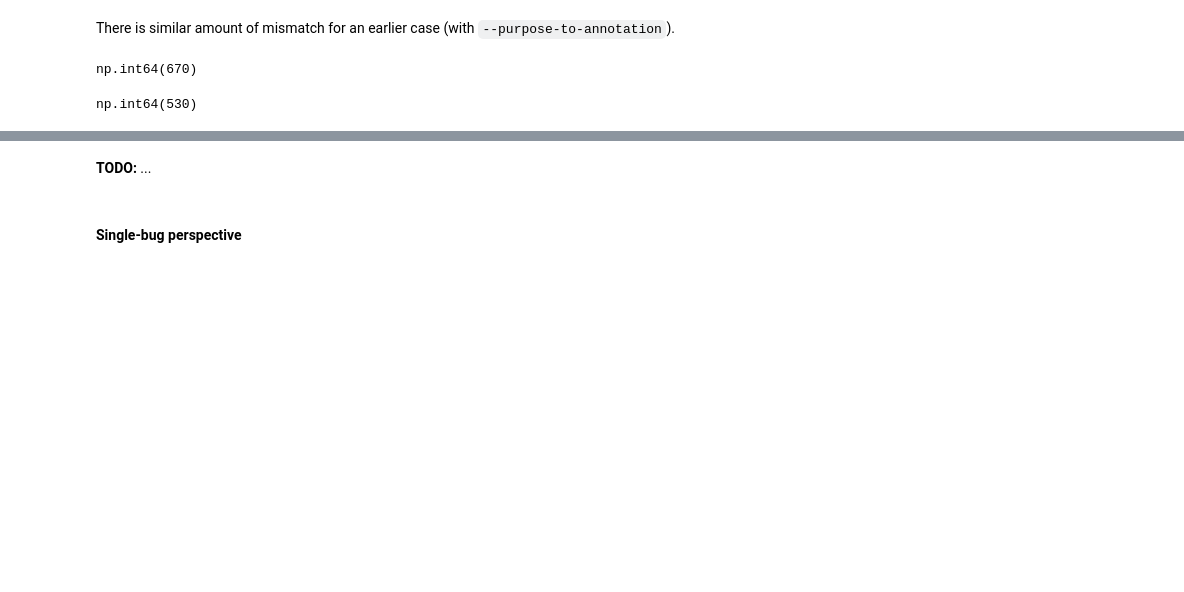
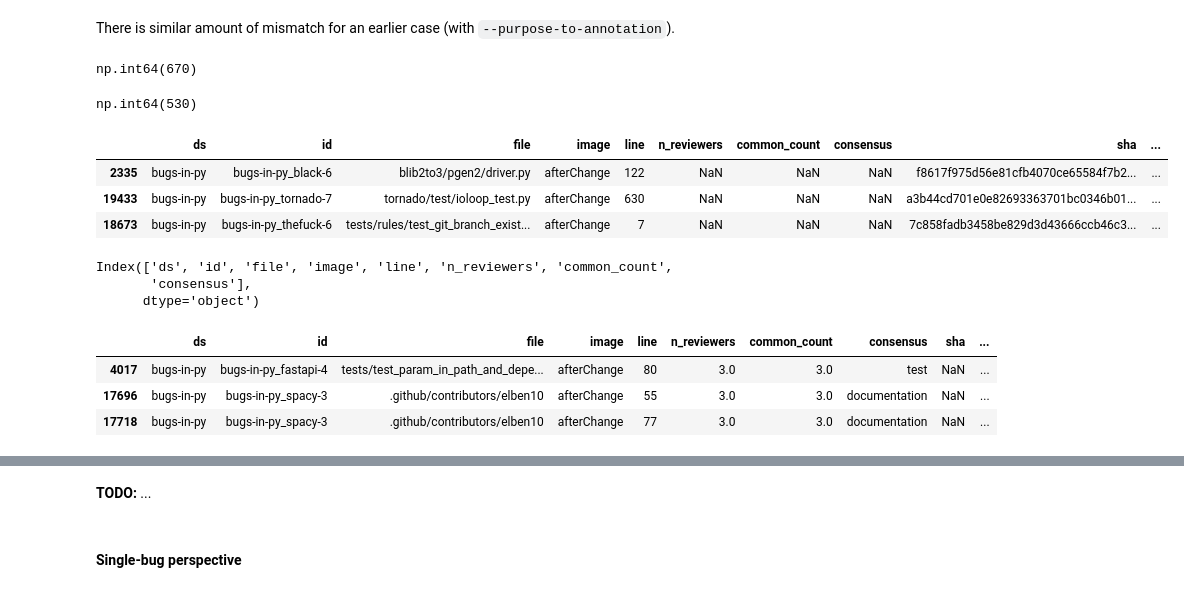
Before and after one commit to ncusi/PatchScope, a Jupyter notebook: notebooks/experiments/01-compare_annotations.ipynb, the cells around one changed output, grey strips where cells are left out. Saved outputs shown, nothing was run; the diff lists cells and outputs as text; code cells hidden in the pictures; blank space fills up the shorter version.

```diff
--- a/notebooks/experiments/01-compare_annotations.ipynb
+++ b/notebooks/experiments/01-compare_annotations.ipynb
@@ -2706,3 +2706,23 @@ np.int64(670)
 merge_sel_consensus['annotation'].isna().sum()
 # %% [output]
 np.int64(530)
+# %%
+hapy_bip_merge_sel_consensus[hapy_bip_merge_sel_consensus['consensus'].isna()].sample(3)
+# %% [output]
+|  | ds | id | file | image | line | n_reviewers | common_count | consensus | sha | ... |
+| 2335 | bugs-in-py | bugs-in-py_black-6 | blib2to3/pgen2/driver.py | afterChange | 122 | NaN | NaN | NaN | f8617f975d56e81cfb4070ce65584f7b2... | ... |
+| 19433 | bugs-in-py | bugs-in-py_tornado-7 | tornado/test/ioloop_test.py | afterChange | 630 | NaN | NaN | NaN | a3b44cd701e0e82693363701bc0346b01... | ... |
+| 18673 | bugs-in-py | bugs-in-py_thefuck-6 | tests/rules/test_git_branch_exist... | afterChange | 7 | NaN | NaN | NaN | 7c858fadb3458be829d3d43666ccb46c3... | ... |
+# %%
+G_bip_consensus_sel_2.columns
+# %% [output]
+Index(['ds', 'id', 'file', 'image', 'line', 'n_reviewers', 'common_count',
+       'consensus'],
+      dtype='object')
+# %%
+hapy_bip_merge_sel_consensus[hapy_bip_merge_sel_consensus['annotation'].isna()].sample(3)
+# %% [output]
+|  | ds | id | file | image | line | n_reviewers | common_count | consensus | sha | ... |
+| 4017 | bugs-in-py | bugs-in-py_fastapi-4 | tests/test_param_in_path_and_depe... | afterChange | 80 | 3.0 | 3.0 | test | NaN | ... |
+| 17696 | bugs-in-py | bugs-in-py_spacy-3 | .github/contributors/elben10 | afterChange | 55 | 3.0 | 3.0 | documentation | NaN | ... |
+| 17718 | bugs-in-py | bugs-in-py_spacy-3 | .github/contributors/elben10 | afterChange | 77 | 3.0 | 3.0 | documentation | NaN | ... |
```
Also changed, not shown: parts of 26 cells of this notebook.
